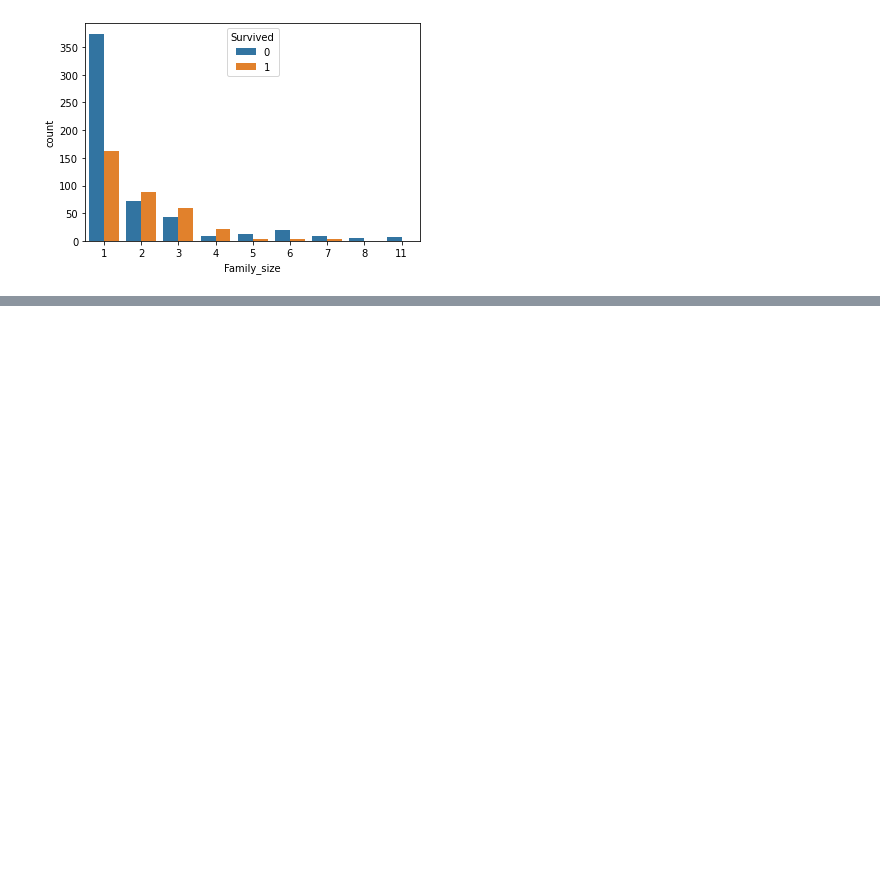
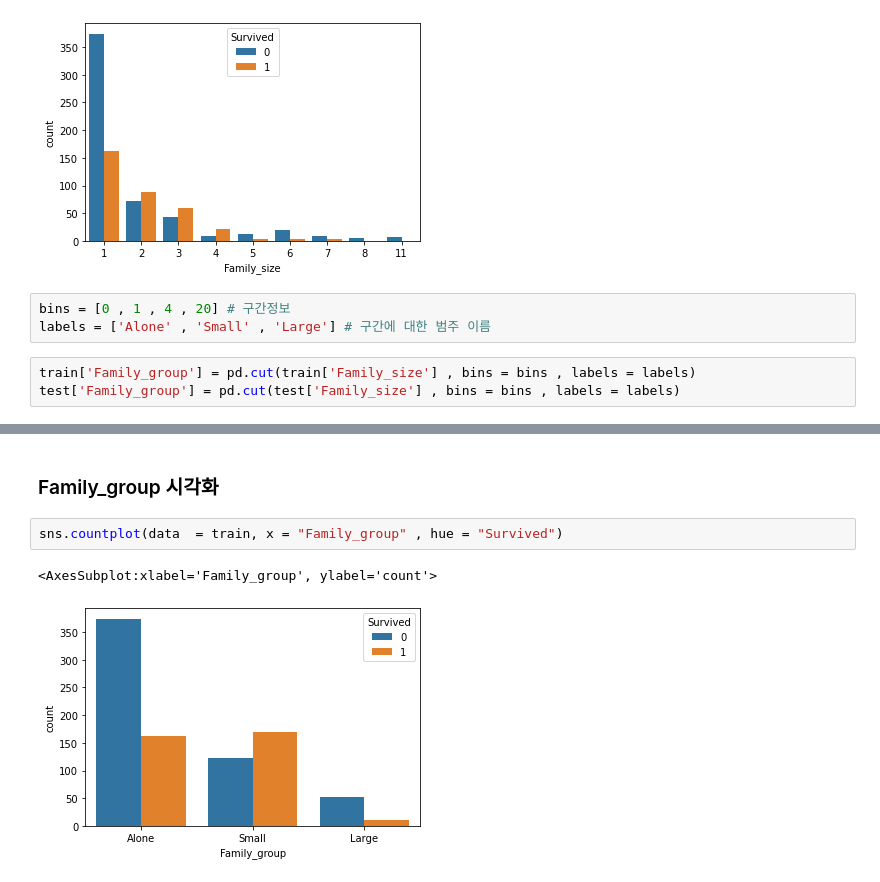
Before and after one commit to Shaharen/MachineLearning, a Jupyter notebook: Ex06_타이타닉.ipynb, the cells around one changed output, grey strips where cells are left out. Drawn from its saved outputs; the diff is of its cells as text; blank space fills up the shorter version.

```diff
--- a/Ex06_타이타닉.ipynb
+++ b/Ex06_타이타닉.ipynb
@@ -338,3 +338,9 @@ sns.countplot(data = train , x = 'Family_size' , hue = 'Survived')
 # %% [output]
 <AxesSubplot:xlabel='Family_size', ylabel='count'>
 [figure]
+# %%
+bins = [0 , 1 , 4 , 20] # 구간정보
+labels = ['Alone' , 'Small' , 'Large'] # 구간에 대한 범주 이름
+# %%
+train['Family_group'] = pd.cut(train['Family_size'] , bins = bins , labels = labels)
+test['Family_group'] = pd.cut(test['Family_size'] , bins = bins , labels = labels)
@@ -340,0 +356,7 @@ sns.countplot(data = train , x = 'Family_size' , hue = 'Survived')
+# %% [markdown]
+### Family_group 시각화
+# %%
+sns.countplot(data  = train, x = "Family_group" , hue = "Survived")
+# %% [output]
+<AxesSubplot:xlabel='Family_group', ylabel='count'>
+[figure, added]
```
Also changed, not shown: parts of 33 cells of this notebook.
